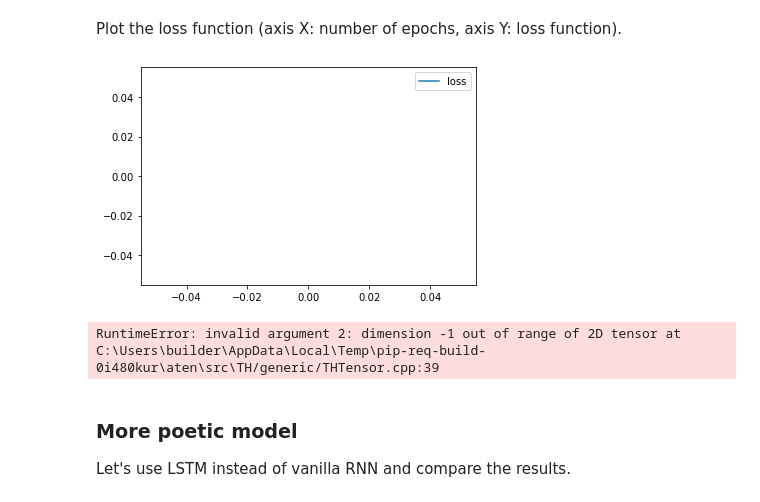
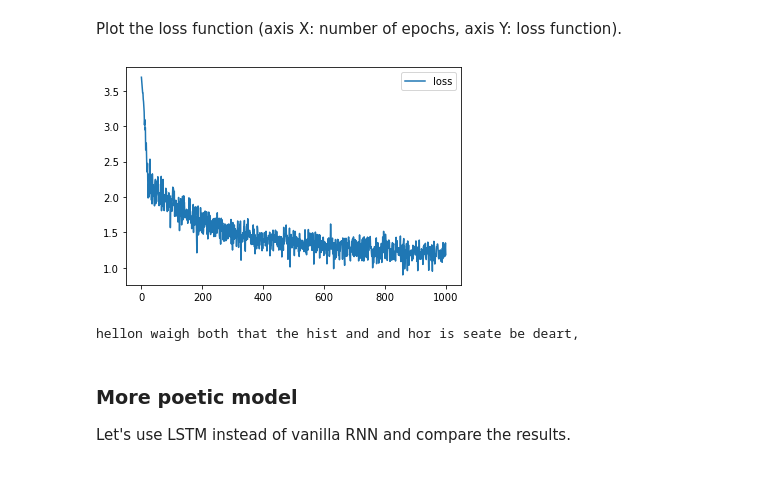
Before and after one commit to rogachevai/MADESpring2020_NLP, a Jupyter notebook: homeworks/homework02/homework02_Poetry_generation.ipynb, the cells around one changed output. Saved outputs shown, nothing was run; the diff lists cells and outputs as text; code cells hidden in the pictures.

```diff
--- a/homeworks/homework02/homework02_Poetry_generation.ipynb
+++ b/homeworks/homework02/homework02_Poetry_generation.ipynb
@@ -37,15 +37,11 @@ assert len(text) == 2616
 In opposite to the in-class practice, this time we want to predict complex text. Let's reduce the complexity of the task and lowercase all the symbols.
 
 Now variable `text` is a list of strings. Join all the strings into one and lowercase it.
-# %%
-#text = [s.lower() for s in text]
-text = ''.join(text)
-text = text.lower()
 # %%
 # Join all the strings into one and lowercase it
 # Put result into variable text.
-
-# Your great code here
+texts = [t.lower() for t in text]
+text = ''.join(text).lower()
 
 assert len(text) == 100225, 'Are you sure you have concatenated all the strings?'
 assert not any([x in set(text) for x in string.ascii_uppercase]), 'Uppercase letters are present'
@@ -56,6 +52,7 @@ OK!
 Put all the characters, that you've seen in the text, into variable `tokens`.
 # %%
 tokens = sorted(set(text))
+text=texts
 # %% [markdown]
 Create dictionary `token_to_idx = {<char>: <index>}` and dictionary `idx_to_token = {<index>: <char>}`
 # %%
@@ -163,65 +159,38 @@ Plot the loss function (axis X: number of epochs, axis Y: loss function).
 from random import sample
 from IPython.display import clear_output
 from matplotlib import pyplot as plt
-# %%
-batch_ix = to_matrix(text, 32)
-batch_ix = torch.tensor(batch_ix, dtype=torch.int64)
 # %%
+MAX_LENGTH = max(map(len, text))
+
 for i in range(1000):
     batch_ix = to_matrix(sample(text, 32), max_len=MAX_LENGTH)
     batch_ix = torch.tensor(batch_ix, dtype=torch.int64)
 
     logp_seq = rnn_loop(char_rnn, batch_ix)
 
     # compute loss
-    predictions_logp = logp_seq[:, :-1]
-    actual_next_tokens = batch_ix[:, 1:]
+    predictions_logp = logp_seq[:, :-1]# YOUR CODE HERE
+    actual_next_tokens = batch_ix[:, 1:]# YOUR CODE HERE
 
-    loss = -torch.mean(torch.gather(predictions_logp, dim=2, index=actual_next_tokens[:,:,None]))
+    loss = criterion(
+        predictions_logp.contiguous().view(-1, num_tokens),
+        actual_next_tokens.contiguous().view(-1)
+    ) # YOUR CODE HERE
 
     # train with backprop
     loss.backward()
     opt.step()
     opt.zero_grad()
+    # YOUR CODE HERE
 
     history.append(loss.data.numpy())
     if (i+1)%100==0:
         clear_output(True)
         plt.plot(history,label='loss')
         plt.legend()
         plt.show()
+
+assert np.mean(history[:10]) > np.mean(history[-10:]), "RNN didn't converge."
 # %% [output]
-[figure, old version]
+[figure, new version]
-# %%
-for i in range(1000):
-    batch_ix = to_matrix(sample(text, 32), max_len=MAX_LENGTH)
-    batch_ix = torch.tensor(batch_ix, dtype=torch.int64)
-
-    logp_seq = rnn_loop(char_rnn, batch_ix)
-
-    # compute loss
-    predictions_logp = logp_seq[:, :-1]# YOUR CODE HERE
-    actual_next_tokens = batch_ix[:, 1:]# YOUR CODE HERE
-
-    loss = criterion(
-        predictions_logp.contiguous().view(-1, num_tokens),
-        actual_next_tokens.contiguous().view(-1)
-    )
-
-    # train with backprop
-    loss.backward()
-    opt.step()
-    opt.zero_grad()
-    # YOUR CODE HERE
-
-    history.append(loss.data.numpy())
-    if (i+1)%100==0:
-        clear_output(True)
-        plt.plot(history,label='loss')
-        plt.legend()
-        plt.show()
-
-assert np.mean(history[:10]) > np.mean(history[-10:]), "RNN didn't converge."
-# %% [output]
-RuntimeError: invalid argument 2: dimension -1 out of range of 2D tensor at C:\Users\builder\AppData\Local\Temp\pip-req-build-0i480kur\aten\src\TH/generic/THTensor.cpp:39
 # %%
@@ -263,7 +232,9 @@ def generate_sample(char_rnn, seed_phrase=' Hello', max_length=MAX_LENGTH, tempe
     return ''.join([tokens[ix] for ix in x_sequence.data.numpy()[0]])
 # %%
 # An example of generated text.
-# print(generate_text(length=500, temperature=0.2))
+print(generate_sample(char_rnn, temperature=0.5))
+# %% [output]
+hellon waigh both that the hist and and hor is seate be deart,
 # %% [markdown]
 ### More poetic model
 
```
Also changed, not shown: parts of 18 cells of this notebook, 2 other files.
